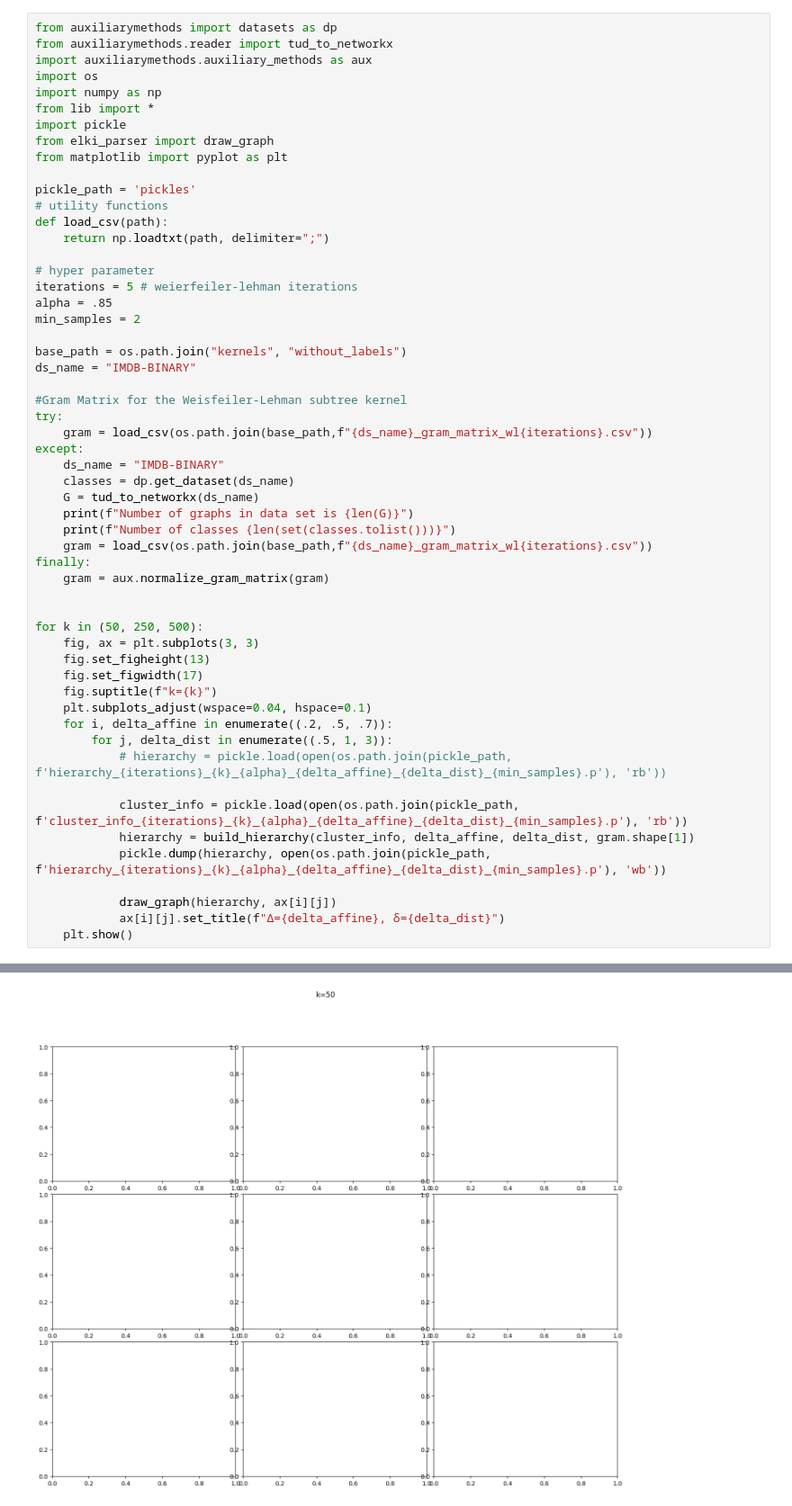
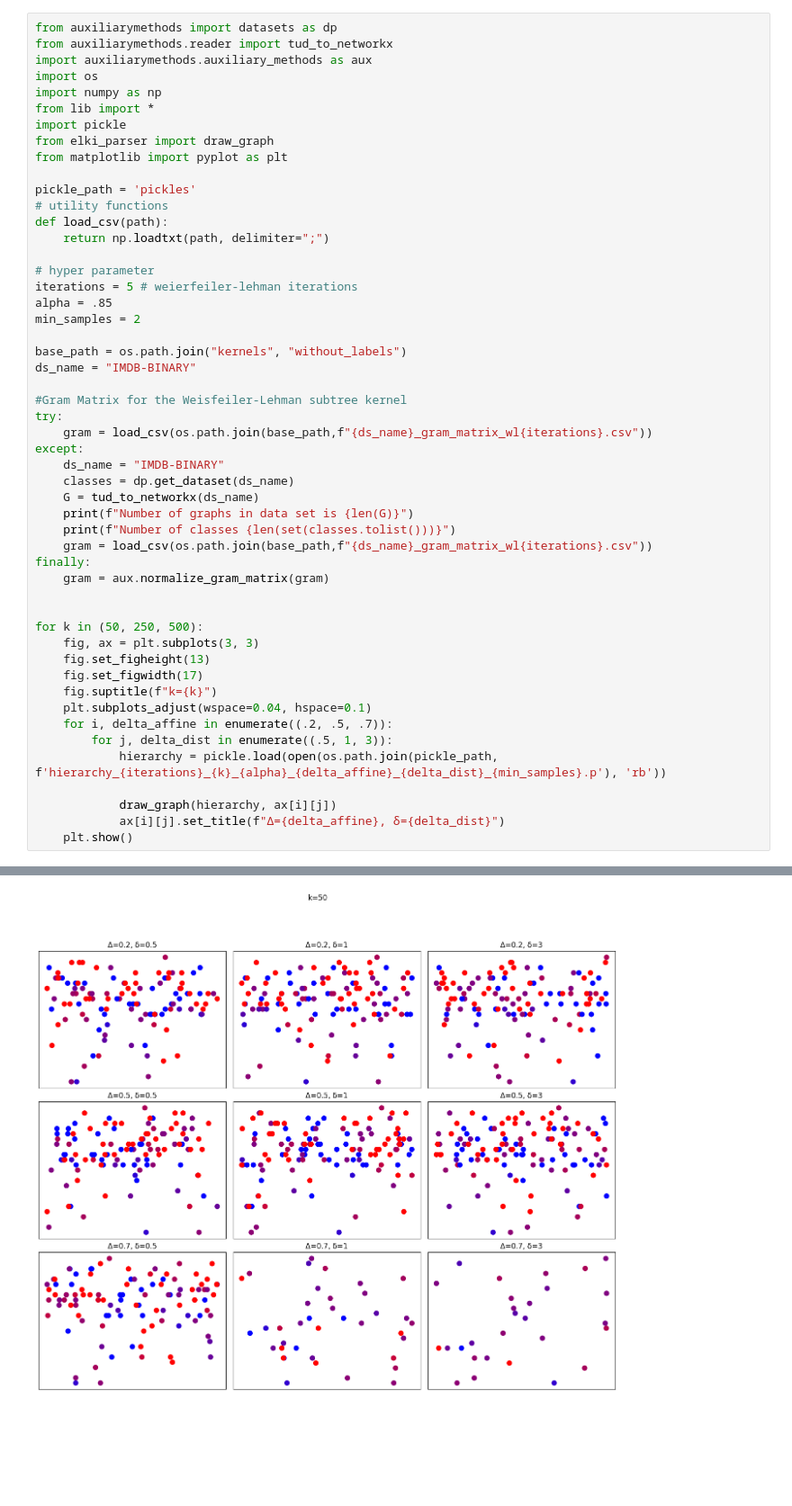
Before and after one commit to mozzafiato/DataMiningAssignment, a Jupyter notebook: ERiC/plot_trees.ipynb, the cells around one changed output, grey strips where cells are left out. Shown: that part at 90% size. Saved outputs shown, nothing was run; the diff lists cells and outputs as text; blank space fills up the shorter version.

Commit message:
plots

```diff
--- a/ERiC/plot_trees.ipynb
+++ b/ERiC/plot_trees.ipynb
@@ -44,11 +44,7 @@ for k in (50, 250, 500):
     plt.subplots_adjust(wspace=0.04, hspace=0.1)
     for i, delta_affine in enumerate((.2, .5, .7)):
         for j, delta_dist in enumerate((.5, 1, 3)):
-            # hierarchy = pickle.load(open(os.path.join(pickle_path, f'hierarchy_{iterations}_{k}_{alpha}_{delta_affine}_{delta_dist}_{min_samples}.p'), 'rb'))
-
-            cluster_info = pickle.load(open(os.path.join(pickle_path, f'cluster_info_{iterations}_{k}_{alpha}_{delta_affine}_{delta_dist}_{min_samples}.p'), 'rb'))
-            hierarchy = build_hierarchy(cluster_info, delta_affine, delta_dist, gram.shape[1])
-            pickle.dump(hierarchy, open(os.path.join(pickle_path, f'hierarchy_{iterations}_{k}_{alpha}_{delta_affine}_{delta_dist}_{min_samples}.p'), 'wb'))
+            hierarchy = pickle.load(open(os.path.join(pickle_path, f'hierarchy_{iterations}_{k}_{alpha}_{delta_affine}_{delta_dist}_{min_samples}.p'), 'rb'))
 
             draw_graph(hierarchy, ax[i][j])
             ax[i][j].set_title(f"Δ={delta_affine}, δ={delta_dist}")
@@ -58 +62 @@ KeyboardInterrupt:
-[figure, old version]
+[figure, new version]
```
Also changed, not shown: parts of 1 cell of this notebook, 1 other file.
